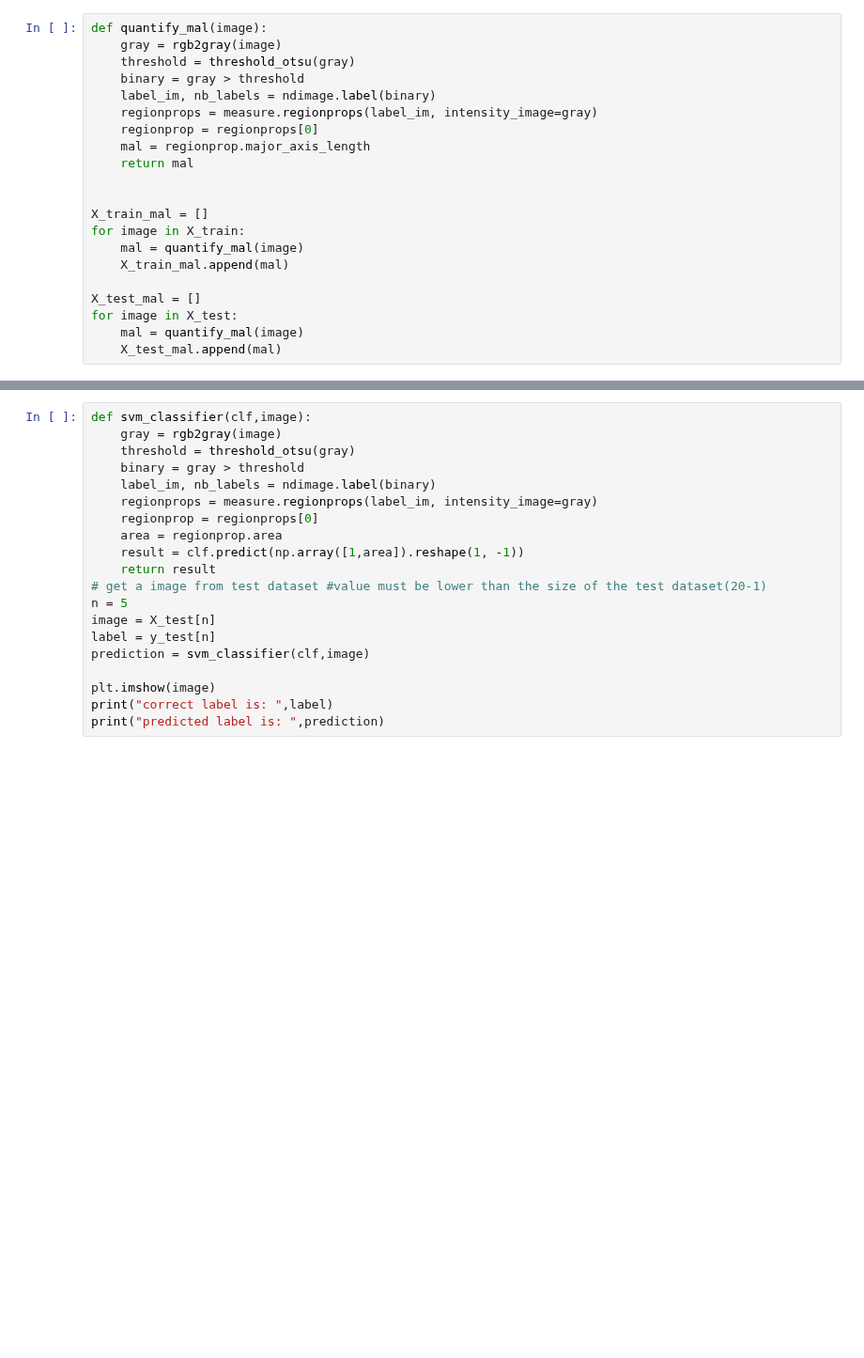
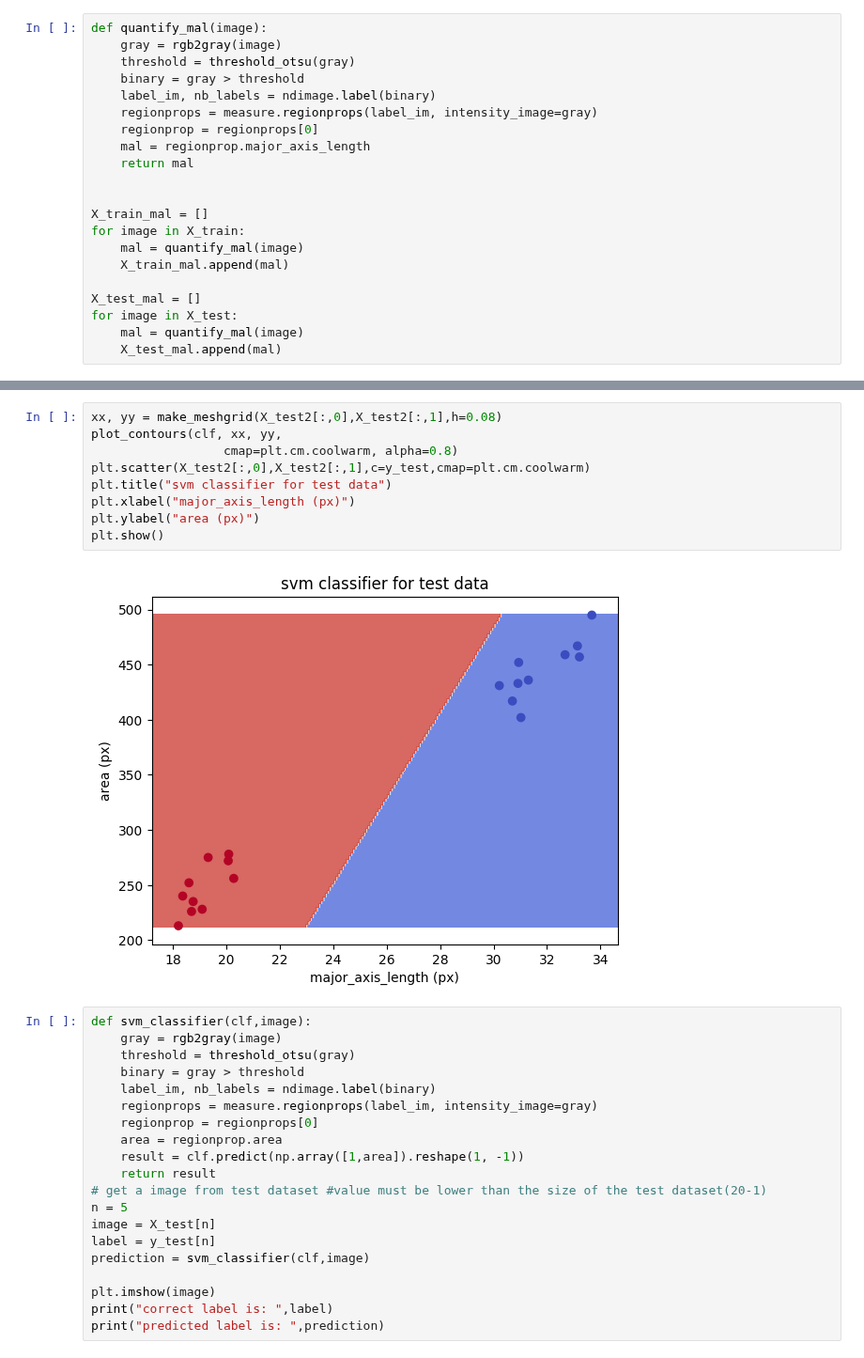
Before and after one commit to totti0223/deep_learning_for_biologists_with_keras, a Jupyter notebook: notebooks/rice_seed_classification.ipynb, the cells around one changed output, grey strips where cells are left out. Shown at 94% size. Drawn from its saved outputs; the diff is of its cells as text; blank space fills up the shorter version.

```diff
--- a/notebooks/rice_seed_classification.ipynb
+++ b/notebooks/rice_seed_classification.ipynb
@@ -402,3 +409,14 @@ plt.scatter(X_train_area2[:,0],X_train_area2[:,1],c=y_train,cmap=plt.cm.coolwarm
+# %%
+xx, yy = make_meshgrid(X_test2[:,0],X_test2[:,1],h=0.08)
+plot_contours(clf, xx, yy,
+                  cmap=plt.cm.coolwarm, alpha=0.8)
+plt.scatter(X_test2[:,0],X_test2[:,1],c=y_test,cmap=plt.cm.coolwarm)
+plt.title("svm classifier for test data")
+plt.xlabel("major_axis_length (px)")
+plt.ylabel("area (px)")
+plt.show()
+# %% [output]
+[figure, added]
 # %%
 def svm_classifier(clf,image):
     gray = rgb2gray(image)
```
Also changed, not shown: parts of 3 cells of this notebook.
